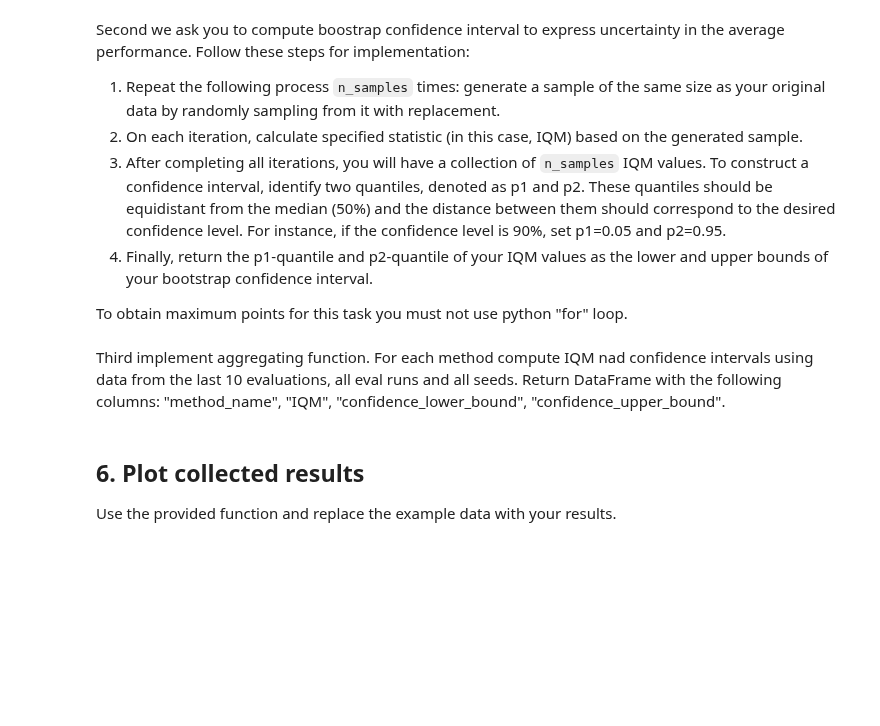
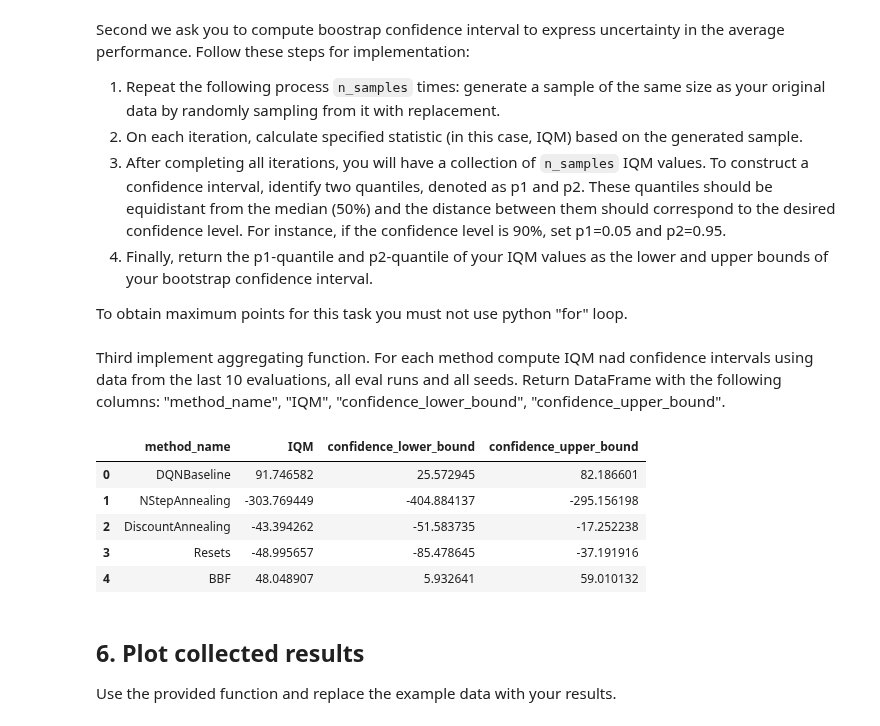
Before and after one commit to aderylo/DNN-23, a Jupyter notebook: notebooks/hw4.ipynb, the cells around one changed output. Drawn from its saved outputs; the diff is of its cells as text; code cells hidden in the pictures; blank space fills up the shorter version.

```diff
--- a/notebooks/hw4.ipynb
+++ b/notebooks/hw4.ipynb
@@ -632,10 +674,13 @@ class BBF(DQNBaseline):
 
     def set_nstep(self, value: int) -> None:
         ############### TODO ###############
+        self.nstep = value
+        self.buffer.set_nstep(value)
         ####################################
 
     def set_discount(self, value: int) -> None:
         ############### TODO ###############
+        self.discount = value
         ####################################
 
     def anneal(
@@ -672,6 +717,7 @@ class BBF(DQNBaseline):
 
     def reset_params(self) -> None:
         ############### TODO ###############
+        self.reset()
         ####################################
 
     def update(self) -> None:
@@ -687,6 +733,8 @@ class BBF(DQNBaseline):
         self.num_updates += 1
 
         ############### TODO ###############
+        if self.num_updates % self.reset_freq == 0:
+            self.reset()
         ####################################
 # %% [markdown]
 Launch the training of the BBF DQN agent and observe difference in results:
@@ -706,6 +757,11 @@ First implement IQM as an average of middle 50% of combined runs results.
 # %%
 def IQM(combined_runs: np.ndarray) -> float:
     ############### TODO ###############
+    sorted(combined_runs)
+    start_idx = int(len(combined_runs) * 0.25)
+    end_idx = int(len(combined_runs) * 0.75)
+
+    return combined_runs[start_idx: end_idx].mean()
     ####################################
 # %% [markdown]
 Second we ask you to compute boostrap confidence interval to express uncertainty in the average performance. Follow these steps for implementation:
@@ -723,6 +779,15 @@ def bootstrap(
     confidence_level: float = 0.95,
 ) -> tuple[float, float]:
     ############### TODO ###############
+    sampled_data = np.random.choice(data, size=(n_resamples, len(data)), replace=True)
+    stat_values = np.apply_along_axis(statistic, 1, sampled_data)
+    p1 = (1 - confidence_level) / 2
+    p2 = 1 - p1
+    lower_bound = float(np.percentile(stat_values, p1 * 100))
+    upper_bound = float(np.percentile(stat_values, p2 * 100))
+
+    return (lower_bound, upper_bound)
+
     ####################################
 # %% [markdown]
 Third implement aggregating function. For each method compute IQM nad confidence intervals using data from the last 10 evaluations, all eval runs and all seeds.
@@ -730,7 +795,30 @@ Return DataFrame with the following columns: "method_name", "IQM", "confidence_l
 # %%
 def aggregate_data(results: dict[str, np.ndarray]) -> pd.DataFrame:
     ############### TODO ###############
+    aggregated_data = []
+    for method, data in results.items():
+        last_ten = data[-10:]
+        iqm_all = IQM(last_ten.flatten())
+        lower_bound_all, upper_bound_all = bootstrap(last_ten.flatten(), IQM)
+        aggregated_data.append({
+            "method_name": method,
+            "IQM": iqm_all,
+            "confidence_lower_bound": lower_bound_all,
+            "confidence_upper_bound": upper_bound_all
+        })
+
+    return pd.DataFrame(aggregated_data)
     ####################################
+# %%
+df = aggregate_data(results_dict)
+df.head()
+# %% [output]
+|  | method_name | IQM | confidence_lower_bound | confidence_upper_bound |
+| 0 | DQNBaseline | 91.746582 | 25.572945 | 82.186601 |
+| 1 | NStepAnnealing | -303.769449 | -404.884137 | -295.156198 |
+| 2 | DiscountAnnealing | -43.394262 | -51.583735 | -17.252238 |
+| 3 | Resets | -48.995657 | -85.478645 | -37.191916 |
+| 4 | BBF | 48.048907 | 5.932641 | 59.010132 |
 # %% [markdown]
 ## 6. Plot collected results
 
```
Also changed, not shown: parts of 10 cells of this notebook.
